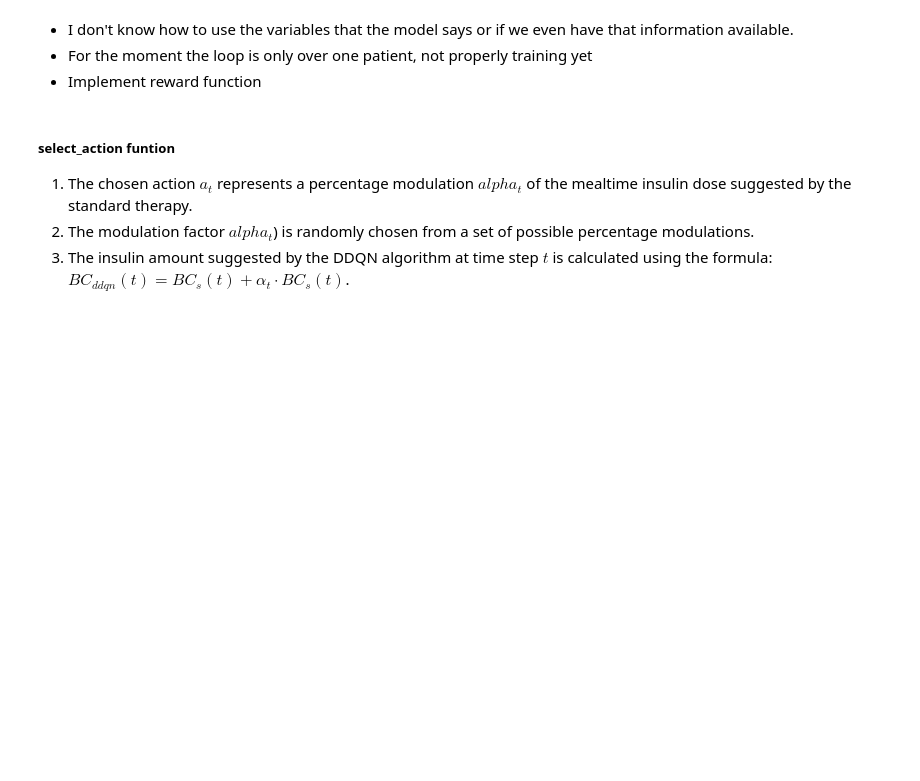
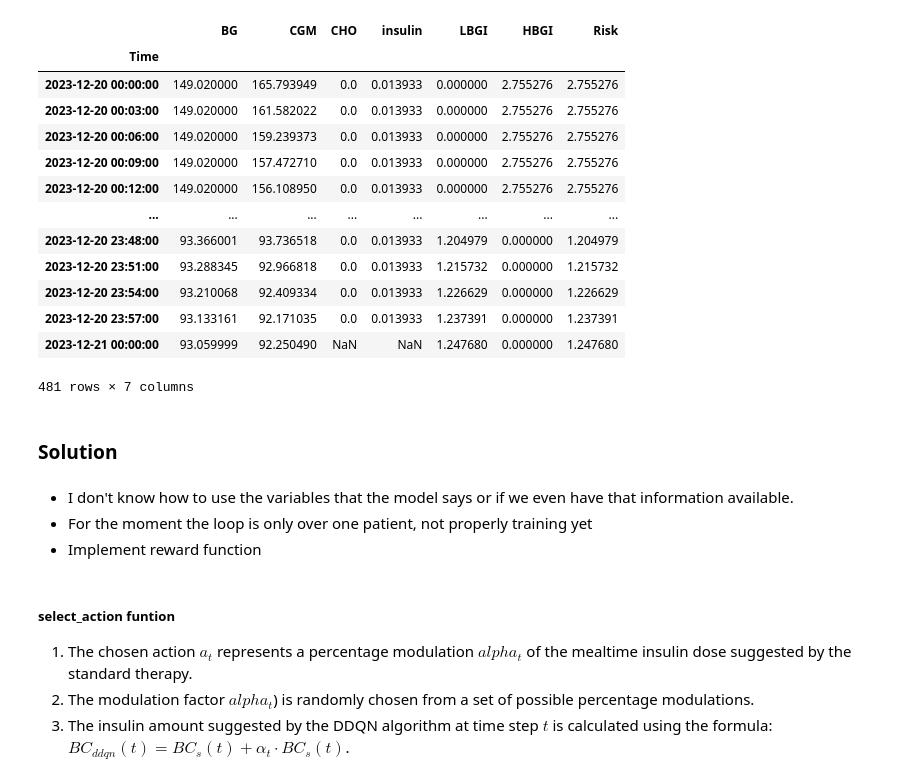
Before and after one commit to vitamys/rl_project, a Jupyter notebook: DDQlearning.ipynb, the cells around one changed output. Saved outputs shown, nothing was run; the diff lists cells and outputs as text; code cells hidden in the pictures; blank space fills up the shorter version.

```diff
--- a/DDQlearning.ipynb
+++ b/DDQlearning.ipynb
@@ -8,0 +75,15 @@ from simglucose.envs import T1DSimEnv
+# %%
+from simglucose.simulation.env import T1DSimEnv
+from simglucose.controller.basal_bolus_ctrller import BBController
+from simglucose.sensor.cgm import CGMSensor
+from simglucose.actuator.pump import InsulinPump
+from simglucose.patient.t1dpatient import T1DPatient
+from simglucose.simulation.scenario_gen import RandomScenario
+from simglucose.simulation.scenario import CustomScenario
+from simglucose.simulation.sim_engine import SimObj, sim, batch_sim
+from datetime import timedelta
+from datetime import datetime
+
+# specify start_time as the beginning of today
+now = datetime.now()
+start_time = datetime.combine(now.date(), datetime.min.time())
@@ -9,3 +112,22 @@ from simglucose.envs import T1DSimEnv
+# %%
+results2
+# %% [output]
+|  | BG | CGM | CHO | insulin | LBGI | HBGI | Risk |
+| Time |  |  |  |  |  |  |  |
+| 2023-12-20 00:00:00 | 149.020000 | 165.793949 | 0.0 | 0.013933 | 0.000000 | 2.755276 | 2.755276 |
+| 2023-12-20 00:03:00 | 149.020000 | 161.582022 | 0.0 | 0.013933 | 0.000000 | 2.755276 | 2.755276 |
+| 2023-12-20 00:06:00 | 149.020000 | 159.239373 | 0.0 | 0.013933 | 0.000000 | 2.755276 | 2.755276 |
+| 2023-12-20 00:09:00 | 149.020000 | 157.472710 | 0.0 | 0.013933 | 0.000000 | 2.755276 | 2.755276 |
+| 2023-12-20 00:12:00 | 149.020000 | 156.108950 | 0.0 | 0.013933 | 0.000000 | 2.755276 | 2.755276 |
+| ... | ... | ... | ... | ... | ... | ... | ... |
+| 2023-12-20 23:48:00 | 93.366001 | 93.736518 | 0.0 | 0.013933 | 1.204979 | 0.000000 | 1.204979 |
+| 2023-12-20 23:51:00 | 93.288345 | 92.966818 | 0.0 | 0.013933 | 1.215732 | 0.000000 | 1.215732 |
+| 2023-12-20 23:54:00 | 93.210068 | 92.409334 | 0.0 | 0.013933 | 1.226629 | 0.000000 | 1.226629 |
+| 2023-12-20 23:57:00 | 93.133161 | 92.171035 | 0.0 | 0.013933 | 1.237391 | 0.000000 | 1.237391 |
+| 2023-12-21 00:00:00 | 93.059999 | 92.250490 | NaN | NaN | 1.247680 | 0.000000 | 1.247680 |
+481 rows × 7 columns
+# %% [markdown]
+### Solution
 # %% [markdown]
 - I don't know how to use the variables that the model says or if we even have that information available.
 - For the moment the loop is only over one patient, not properly training yet
```
Also changed, not shown: parts of 5 cells of this notebook.
